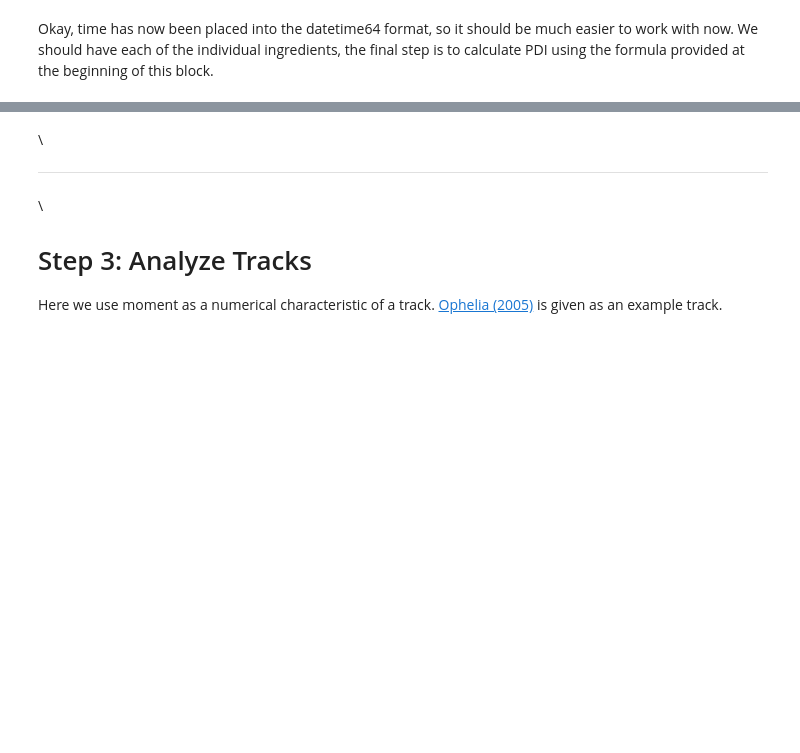
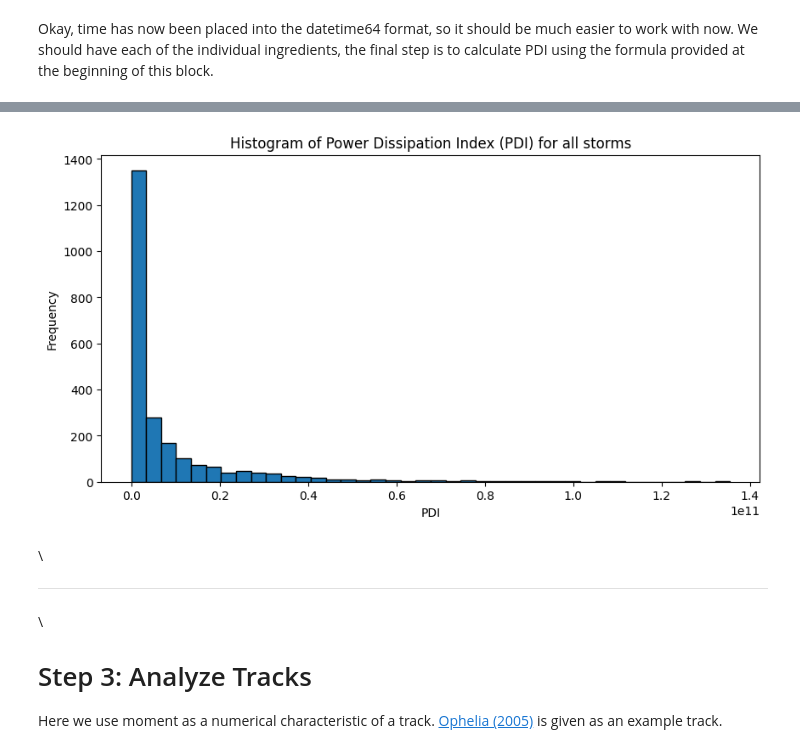
Before and after one commit to JuanPalaciosGodoy/climate-prediction-with-ml-team-1, a Jupyter notebook: Project-StarterCodes/Project1-EDAV/lib/Project1_Starter.ipynb, the cells around one changed output, grey strips where cells are left out. Drawn from its saved outputs; the diff is of its cells as text; code cells hidden in the pictures; blank space fills up the shorter version.

```diff
--- a/Project-StarterCodes/Project1-EDAV/lib/Project1_Starter.ipynb
+++ b/Project-StarterCodes/Project1-EDAV/lib/Project1_Starter.ipynb
@@ -434,3 +477,13 @@ Okay, time has now been placed into the datetime64 format, so it should be much
+# %%
+# histogram of PDI
+plt.figure(figsize=(10, 5))
+plt.hist(pdi_lst, bins=40, edgecolor='black')
+plt.xlabel('PDI')
+plt.ylabel('Frequency')
+plt.title('Histogram of Power Dissipation Index (PDI) for all storms')
+plt.show()
+# %% [output]
+[figure, added]
 # %% [markdown]
 \\
 
```
Also changed, not shown: parts of 9 cells of this notebook.
